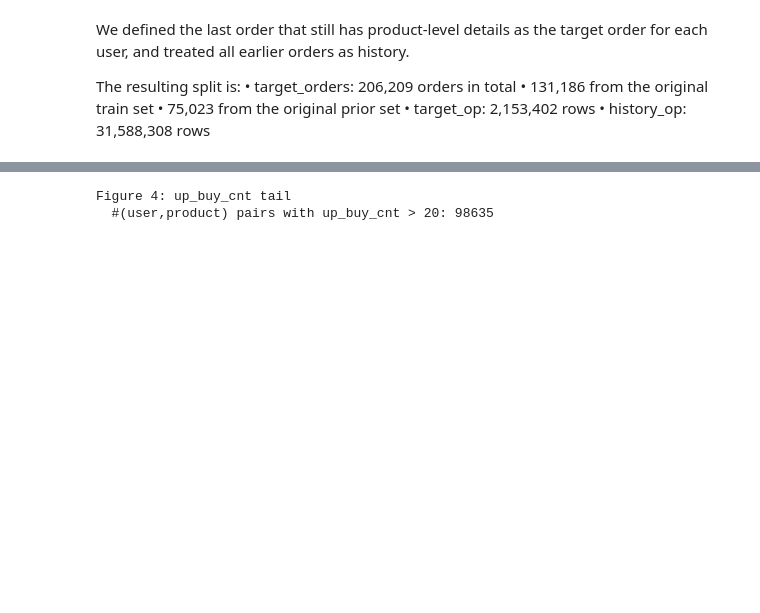
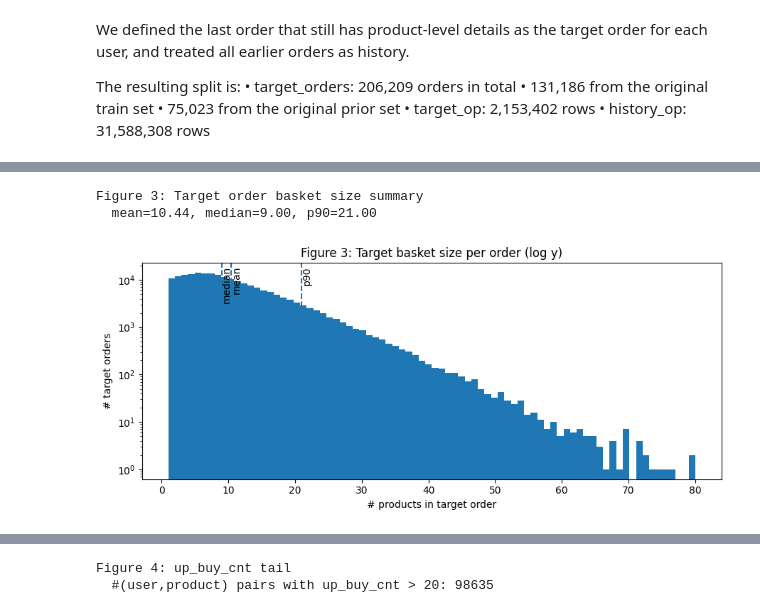
Before and after one commit to Bettinapb/5971-Team-404-not-found, a Jupyter notebook: midterm_team 404 not found.ipynb, the cells around one changed output, grey strips where cells are left out. Drawn from its saved outputs; the diff is of its cells as text; code cells hidden in the pictures; blank space fills up the shorter version.

```diff
--- a/midterm_team 404 not found.ipynb
+++ b/midterm_team 404 not found.ipynb
@@ -668,0 +616,33 @@ One possible solution is to build separate models for different user segments.
+# %%
+# 9.1 Figure 3: Target-order basket size distribution (supports Top-K choice)
+# Basket size for each target order
+bs_target = target_op.groupby("order_id")["product_id"].size().astype(float)
+mean_bs = float(bs_target.mean())
+median_bs = float(bs_target.median())
+p90_bs = float(bs_target.quantile(0.90))
+
+print("\nFigure 3: Target order basket size summary")
+print(f"  mean={mean_bs:.2f}, median={median_bs:.2f}, p90={p90_bs:.2f}")
+
+plt.figure(figsize=(9, 4))
+plt.hist(bs_target.values, bins=80)
+plt.yscale("log")
+plt.axvline(mean_bs, linestyle="--")
+plt.axvline(median_bs, linestyle="--")
+plt.axvline(p90_bs, linestyle="--")
+
+# Add simple reference labels
+ymax = plt.ylim()[1]
+plt.text(mean_bs, ymax * 0.85, "mean", rotation=90, va="top")
+plt.text(median_bs, ymax * 0.85, "median", rotation=90, va="top")
+plt.text(p90_bs, ymax * 0.85, "p90", rotation=90, va="top")
+
+plt.title("Figure 3: Target basket size per order (log y)")
+plt.xlabel("# products in target order")
+plt.ylabel("# target orders")
+plt.tight_layout()
+plt.show()
+# %% [output]
+Figure 3: Target order basket size summary
+  mean=10.44, median=9.00, p90=21.00
+[figure]
```
Also changed, not shown: parts of 66 cells of this notebook.
